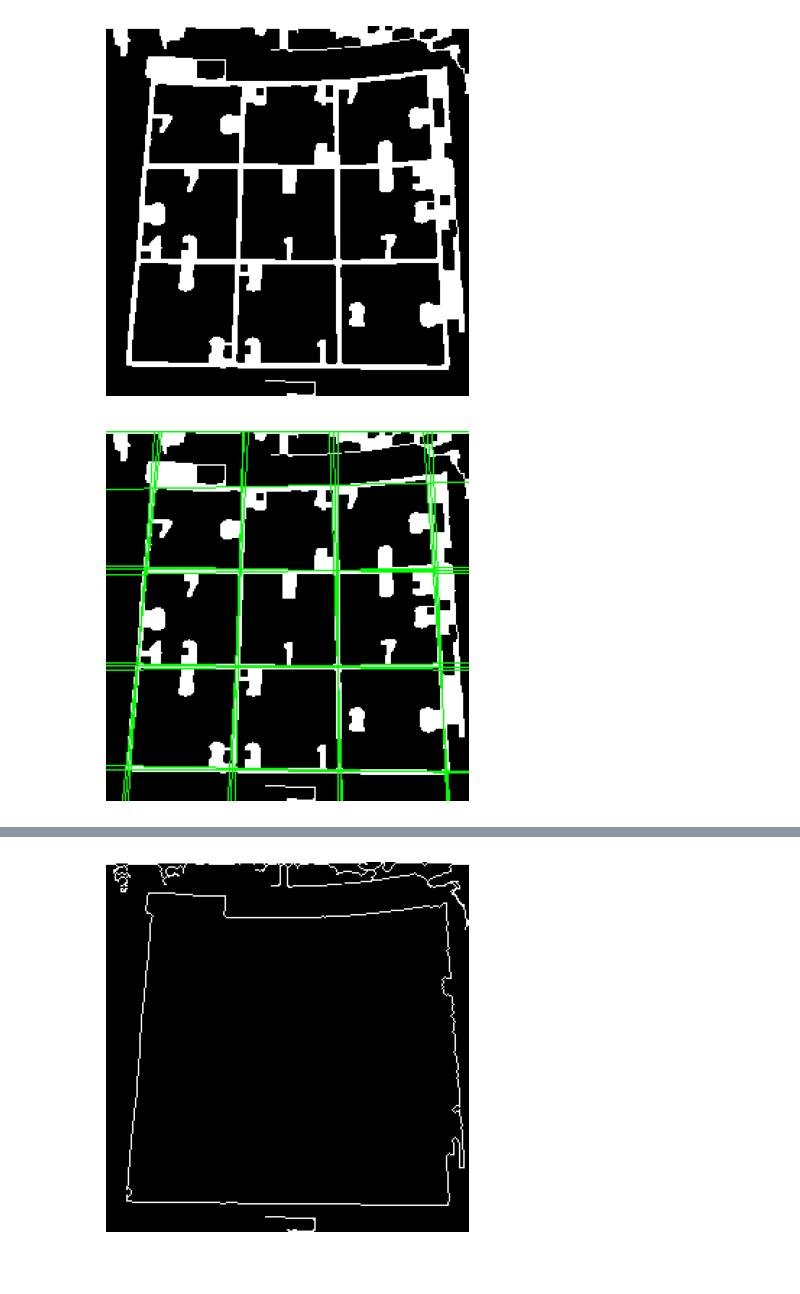
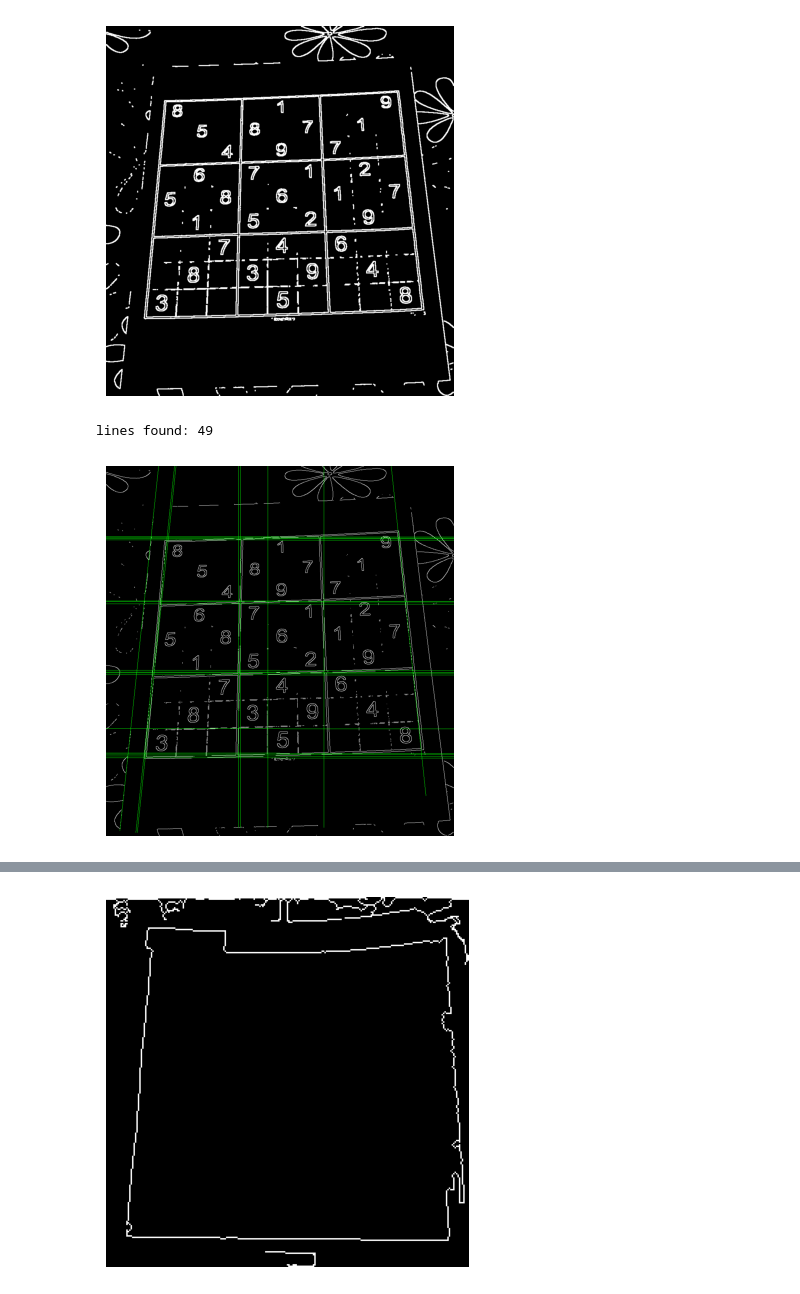
Before and after one commit to Farahtharwat35/Sudoko-Solver-CV, a Jupyter notebook: notebooks/preprocess_ms.ipynb, the cells around one changed output, grey strips where cells are left out. Saved outputs shown, nothing was run; the diff lists cells and outputs as text; code cells hidden in the pictures.

```diff
--- a/notebooks/preprocess_ms.ipynb
+++ b/notebooks/preprocess_ms.ipynb
@@ -19,6 +218,6 @@ for this task the strategy is to use a high threshold even it causes the numbers
 # %%
 # Canny hyperparameters
-canny_threshold1 = 100
+canny_threshold1 = 50
 canny_threshold2 = 250
 aperture_size = 3
 # %%
@@ -31,34 +230,39 @@ display_img(canny_image)
 # %%
-closing_kernel = np.matrix("1 1 1 1 1; 1 1 1 1 1; 1 1 1 1 1; 1 1 1 1 1; 1 1 1 1 1", np.uint8)
-canny_closed = cv2.morphologyEx(canny_image, cv2.MORPH_CLOSE, closing_kernel, 1)
+closing_kernel = np.matrix("1 1 1; 1 1 1; 1 1 1", np.uint8)
+canny_closed = cv2.dilate(canny_image, closing_kernel)
 display_img(canny_closed)
 # %% [output]
-[figure, old version]
+[figure, new version]
 # %%
 # Hough hyperparameters
-hough_threshold = 175
+hough_threshold = 200
 # %%
-lines = cv2.HoughLines(canny_closed, 1, np.pi/180, hough_threshold)
+lines = cv2.HoughLines(canny_closed, 1, np.pi/30, hough_threshold)
 # %%
-canny_copy = cv2.cvtColor(canny_closed.copy(), cv2.COLOR_GRAY2BGR)
+canny_copy = cv2.cvtColor(canny_image.copy(), cv2.COLOR_GRAY2BGR)
 for r_theta in lines:
     arr = np.array(r_theta[0], dtype=np.float64)
     r, theta = arr
+
+    if not ((0 <= theta < 0.5) or (((np.pi/2) - 0.5 < theta < (np.pi/2) + 0.5)) or (np.pi - 0.5 < theta <= np.pi)):
+        continue
 
     a = np.cos(theta)
     b = np.sin(theta)
 
     x0 = a*r
     y0 = b*r
     x1 = int(x0 + 1000*(-b))
     y1 = int(y0 + 1000*(a))
     x2 = int(x0 - 1000*(-b))
     y2 = int(y0 - 1000*(a))
     cv2.line(canny_copy, (x1, y1), (x2, y2), (0, 255, 0), 1)
 
+print(f"lines found: {len(lines)}")
 display_img(canny_copy)
 # %% [output]
+lines found: 49
-[figure, old version]
+[figure, new version]
 # %%
 canny_copy = canny_closed.copy()
 contours, hierarchy = cv2.findContours(canny_copy, cv2.RETR_EXTERNAL, cv2.CHAIN_APPROX_NONE)
```
Also changed, not shown: parts of 22 cells of this notebook, 19 other files.
